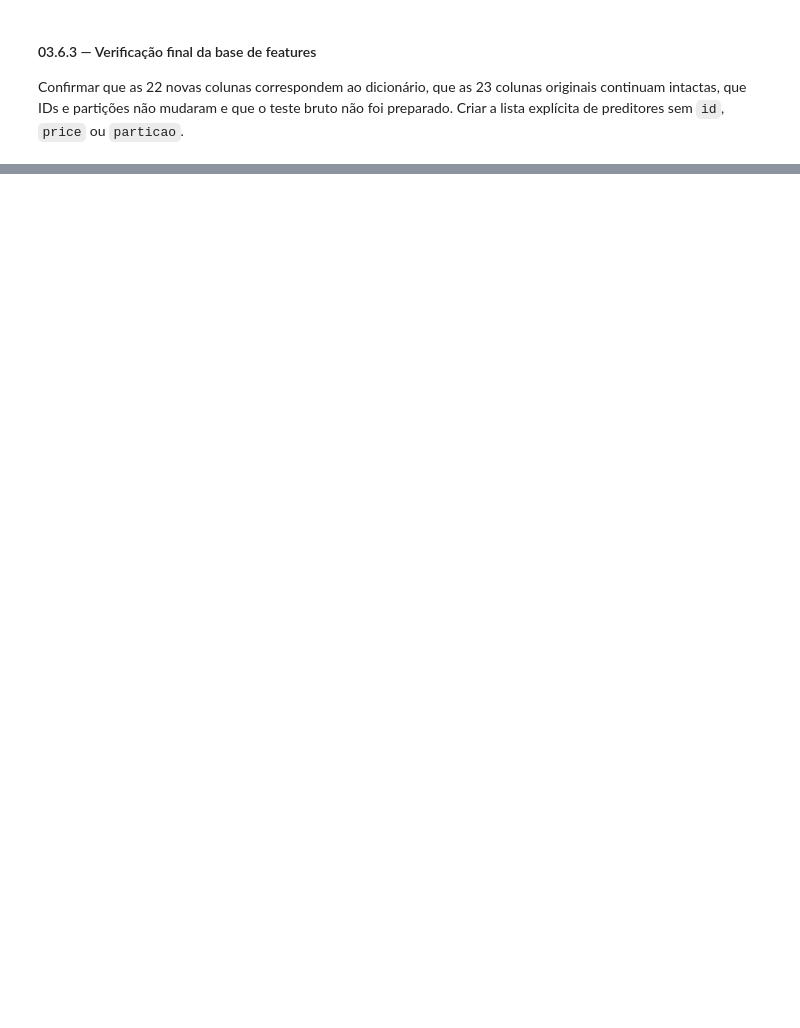
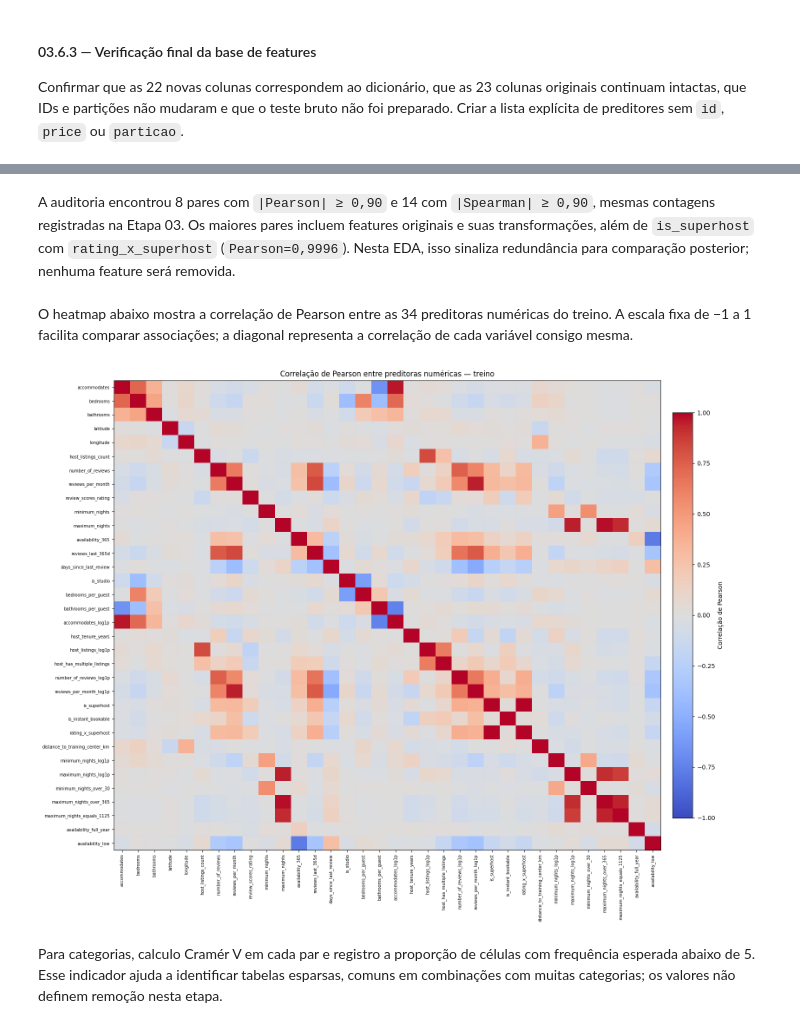
Before and after one commit to guigrandim/airbnb_price, a Jupyter notebook: notebooks/price_prediction.ipynb, the cells around one changed output, grey strips where cells are left out. Saved outputs shown, nothing was run; the diff lists cells and outputs as text; code cells hidden in the pictures; blank space fills up the shorter version.

Commit message:
Registra EDA, preparação e diagnóstico de modelos

```diff
--- a/notebooks/price_prediction.ipynb
+++ b/notebooks/price_prediction.ipynb
@@ -4111,0 +4660,43 @@ Partições na saída: {'treino': 12187, 'validação': 2619}
+# %% [markdown]
+A auditoria encontrou 8 pares com `|Pearson| ≥ 0,90` e 14 com `|Spearman| ≥ 0,90`, mesmas contagens registradas na Etapa 03. Os maiores pares incluem features originais e suas transformações, além de `is_superhost` com `rating_x_superhost` (`Pearson=0,9996`). Nesta EDA, isso sinaliza redundância para comparação posterior; nenhuma feature será removida.
+# %% [markdown]
+O heatmap abaixo mostra a correlação de Pearson entre as 34 preditoras numéricas do treino. A escala fixa de −1 a 1 facilita comparar associações; a diagonal representa a correlação de cada variável consigo mesma.
+# %%
+# 1. Converte a matriz de Pearson em um array para desenhar o heatmap.
+eda_pearson_values = eda_pearson_matrix.to_numpy()
+
+# 2. Cria uma figura ampla para manter os nomes das 34 preditoras legíveis.
+fig, eda_pearson_axis = plt.subplots(figsize=(16, 13))
+eda_pearson_image = eda_pearson_axis.imshow(
+    eda_pearson_values,
+    cmap="coolwarm",
+    vmin=-1,
+    vmax=1,
+    aspect="auto"
+)
+
+# 3. Exibe os nomes das preditoras nos dois eixos.
+eda_pearson_axis.set_xticks(range(len(eda_numeric_columns)))
+eda_pearson_axis.set_xticklabels(
+    eda_numeric_columns,
+    rotation=90,
+    fontsize=7
+)
+eda_pearson_axis.set_yticks(range(len(eda_numeric_columns)))
+eda_pearson_axis.set_yticklabels(eda_numeric_columns, fontsize=7)
+eda_pearson_axis.set_title("Correlação de Pearson entre preditoras numéricas — treino")
+
+# 4. Inclui uma barra com a escala fixa entre correlação negativa e positiva.
+eda_pearson_colorbar = fig.colorbar(
+    eda_pearson_image,
+    ax=eda_pearson_axis,
+    fraction=0.035,
+    pad=0.02
+)
+eda_pearson_colorbar.set_label("Correlação de Pearson")
+fig.tight_layout()
+plt.show()
+# %% [output]
+[figure, added]
+# %% [markdown]
+Para categorias, calculo Cramér V em cada par e registro a proporção de células com frequência esperada abaixo de 5. Esse indicador ajuda a identificar tabelas esparsas, comuns em combinações com muitas categorias; os valores não definem remoção nesta etapa.
```
Also changed, not shown: parts of 117 cells of this notebook, 12 other files.
